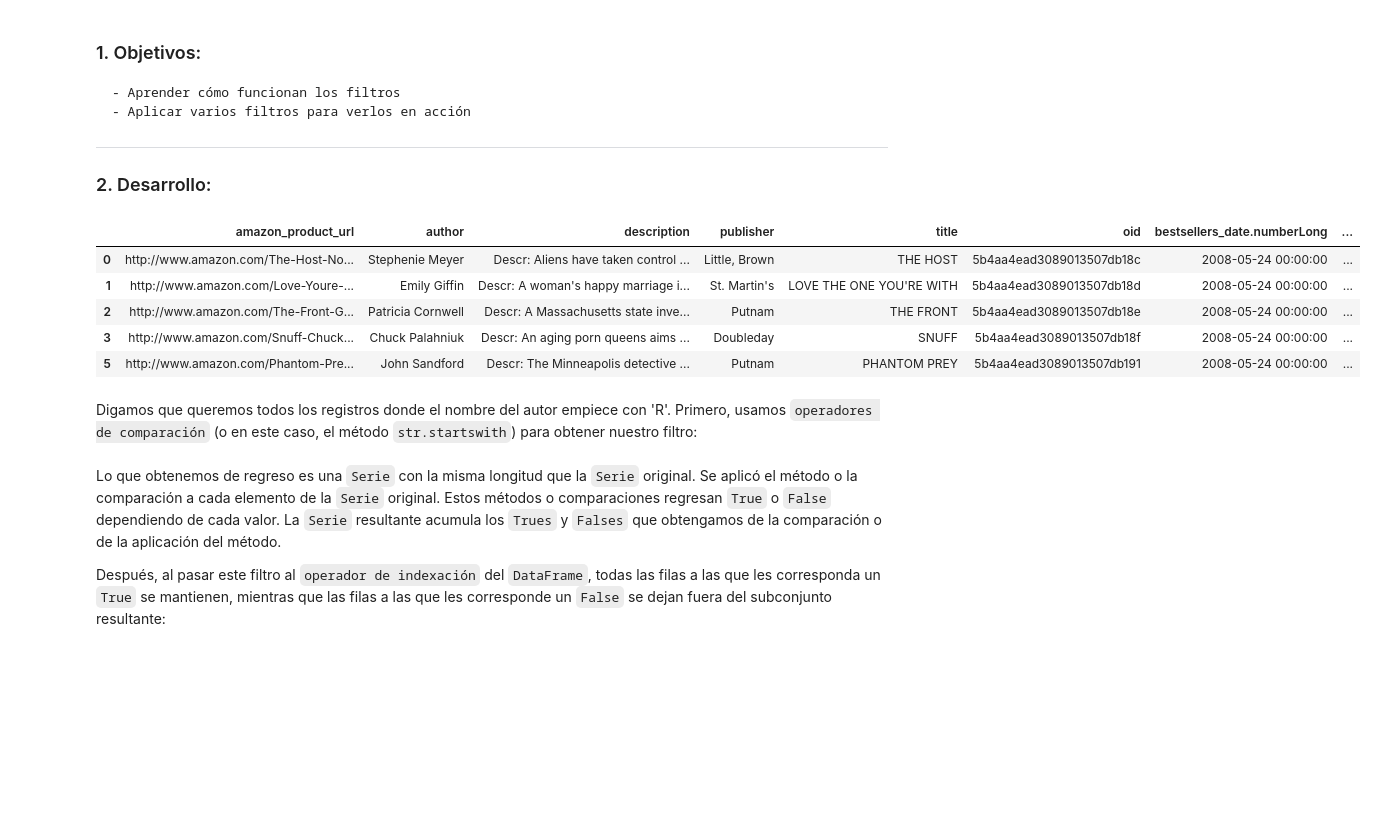
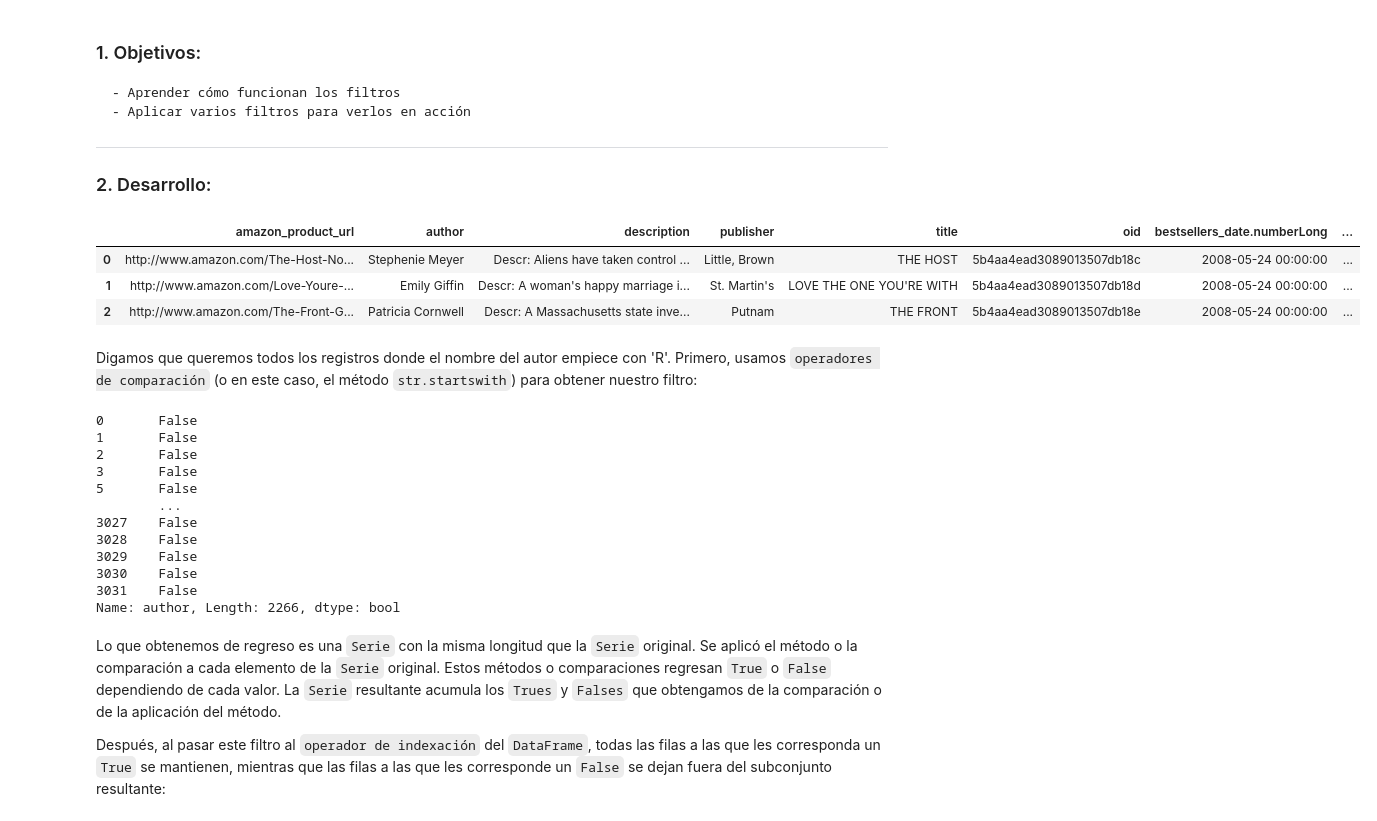
Before and after one commit to rctorr/data-analisis-cdmx-20-05, a Jupyter notebook: Sesion-07/Ejemplo-05/filtros.ipynb, the cells around one changed output. Drawn from its saved outputs; the diff is of its cells as text; code cells hidden in the pictures; blank space fills up the shorter version.

```diff
--- a/Sesion-07/Ejemplo-05/filtros.ipynb
+++ b/Sesion-07/Ejemplo-05/filtros.ipynb
@@ -11,19 +11,33 @@
 # %%
 import pandas as pd
 # %%
-df = pd.read_csv('../../Datasets/new_york_times_bestsellers-dirty.csv', index_col=0)
-df.head()
+df = pd.read_csv(
+    '../../Datasets/new_york_times_bestsellers-dirty.csv',
+    index_col=0)
+df.head(3)
 # %% [output]
 |  | amazon_product_url | author | description | publisher | title | oid | bestsellers_date.numberLong | ... |
 | 0 | http://www.amazon.com/The-Host-No... | Stephenie Meyer | Descr: Aliens have taken control ... | Little, Brown | THE HOST | 5b4aa4ead3089013507db18c | 2008-05-24 00:00:00 | ... |
 | 1 | http://www.amazon.com/Love-Youre-... | Emily Giffin | Descr: A woman's happy marriage i... | St. Martin's | LOVE THE ONE YOU'RE WITH | 5b4aa4ead3089013507db18d | 2008-05-24 00:00:00 | ... |
 | 2 | http://www.amazon.com/The-Front-G... | Patricia Cornwell | Descr: A Massachusetts state inve... | Putnam | THE FRONT | 5b4aa4ead3089013507db18e | 2008-05-24 00:00:00 | ... |
-| 3 | http://www.amazon.com/Snuff-Chuck... | Chuck Palahniuk | Descr: An aging porn queens aims ... | Doubleday | SNUFF | 5b4aa4ead3089013507db18f | 2008-05-24 00:00:00 | ... |
-| 5 | http://www.amazon.com/Phantom-Pre... | John Sandford | Descr: The Minneapolis detective ... | Putnam | PHANTOM PREY | 5b4aa4ead3089013507db191 | 2008-05-24 00:00:00 | ... |
 # %% [markdown]
 Digamos que queremos todos los registros donde el nombre del autor empiece con 'R'. Primero, usamos `operadores de comparación` (o en este caso, el método `str.startswith`) para obtener nuestro filtro:
 # %%
 # crea tu condición aquí
+df["author"].str.startswith("R")
+# %% [output]
+0       False
+1       False
+2       False
+3       False
+5       False
+        ...
+3027    False
+3028    False
+3029    False
+3030    False
+3031    False
+Name: author, Length: 2266, dtype: bool
 # %% [markdown]
 Lo que obtenemos de regreso es una `Serie` con la misma longitud que la `Serie` original. Se aplicó el método o la comparación a cada elemento de la `Serie` original. Estos métodos o comparaciones regresan `True` o `False` dependiendo de cada valor. La `Serie` resultante acumula los `Trues` y `Falses` que obtengamos de la comparación o de la aplicación del método.
 
```
Also changed, not shown: parts of 7 cells of this notebook, 5 other files.
